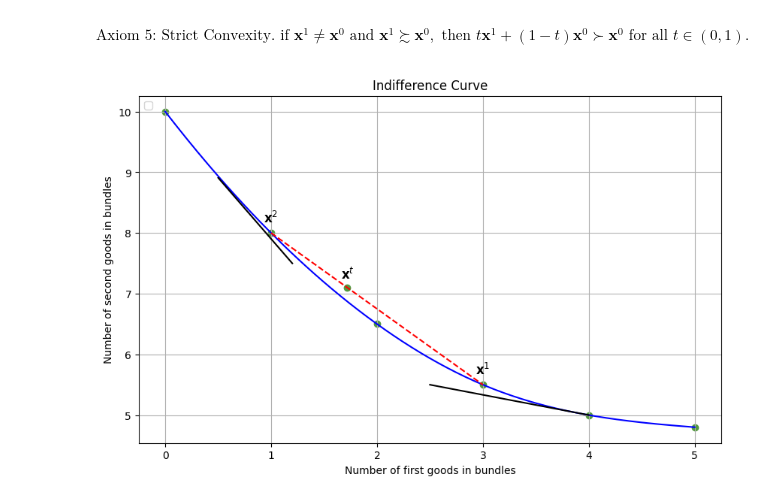
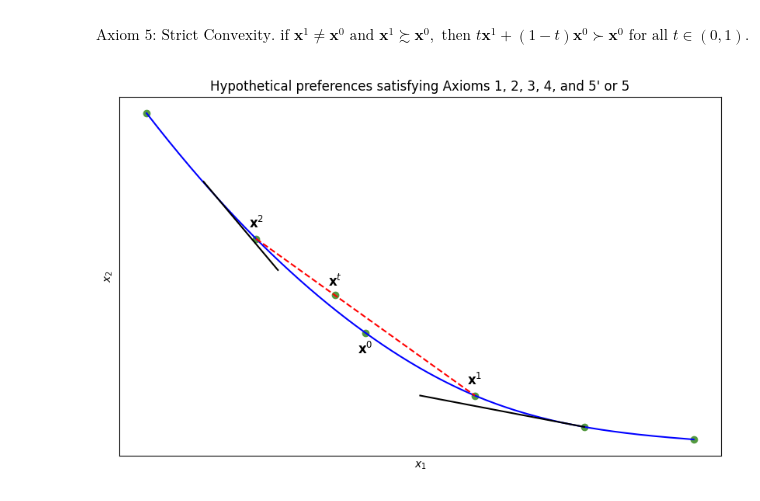
Before and after one commit to mjavadg/Advanced-Microeconomics_Fall2024, a Jupyter notebook: 9th session rational axioms part 3.ipynb.ipynb, the cells around one changed output. Cells and saved outputs as stored; diff of their text form; code cells hidden in the pictures.

```diff
--- a/9th session rational axioms part 3.ipynb.ipynb
+++ b/9th session rational axioms part 3.ipynb.ipynb
@@ -472,47 +512,39 @@ import numpy as np
 import matplotlib.pyplot as plt
 from scipy.interpolate import make_interp_spline
 
-# Define the set of choices to form a convex indifference curve
 set_of_choices = [(0, 10), (1, 8), (2, 6.5), (3, 5.5), (4, 5), (5, 4.8)]
 
-# Extract x and y coordinates
 x, y = zip(*set_of_choices)
 
-# Sort the coordinates based on x values
 sorted_pairs = sorted(zip(x, y))
 x_sorted, y_sorted = zip(*sorted_pairs)
 
-# Generate a smooth curve
 x_smooth = np.linspace(min(x_sorted), max(x_sorted), 300)  # More points for a smoother curve
 spl = make_interp_spline(x_sorted, y_sorted, k=3)  # B-spline with degree 3
 y_smooth = spl(x_smooth)
 
-# Plot the points and the smooth curve
 plt.figure(figsize=(10, 6))
 plt.scatter(x, y, color='#549A40')
 plt.plot(x_smooth, y_smooth, color='blue', linestyle='-')
 
 plt.plot([1, 3], [8, 5.5], linestyle='--', color='red')
 plt.scatter(1.72, 7.1, color='#549A40')
 plt.annotate(r'$\mathbf{x}^t$', (1.72, 7.1), textcoords="offset points", xytext=(0,8), ha='center', fontsize=12, color='black')
 
 plt.annotate(r'$\mathbf{x}^1$', (3, 5.5), textcoords="offset points", xytext=(0,10), ha='center', fontsize=12, color='black')
 plt.annotate(r'$\mathbf{x}^2$', (1, 8), textcoords="offset points", xytext=(0,10), ha='center', fontsize=12, color='black')
+plt.annotate(r'$\mathbf{x}^0$', (2, 6), textcoords="offset points", xytext=(0,10), ha='center', fontsize=12, color='black')
 
 plt.plot([4, 2.5], [5, 5.5], linestyle='-', color='black')
-plt.plot([0.5, 1.2], [8.91, 7.5], linestyle='-', color='black')
+plt.plot([0.52, 1.2], [8.91, 7.5], linestyle='-', color='black')
 
+plt.title("Hypothetical preferences satisfying Axioms 1, 2, 3, 4, and 5' or 5")
+plt.xlabel('$x_1$')
+plt.ylabel('$x_2$')
 
-# Set the title and labels
-plt.title("Indifference Curve")
-plt.xlabel('Number of first goods in bundles')
-plt.ylabel('Number of second goods in bundles')
-
-# Grid and legend adjustments
+plt.xticks([])
+plt.yticks([])
 plt.grid(True)
-plt.legend(loc='upper left')  # Position the legend at the top left
-
-# Show the plot
 plt.show()
 # %% [output]
-[figure, old version]
+[figure, new version]
```
Also changed, not shown: parts of 3 cells of this notebook.
